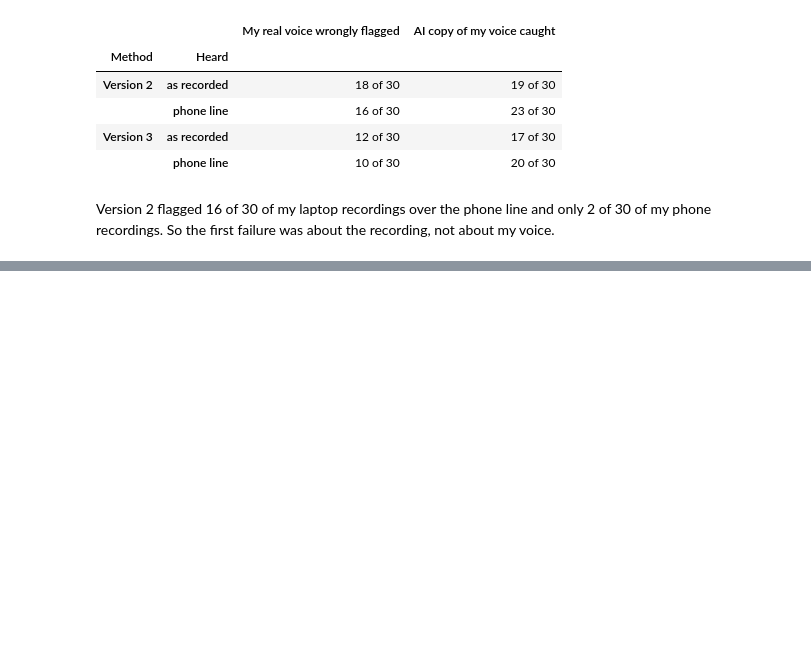
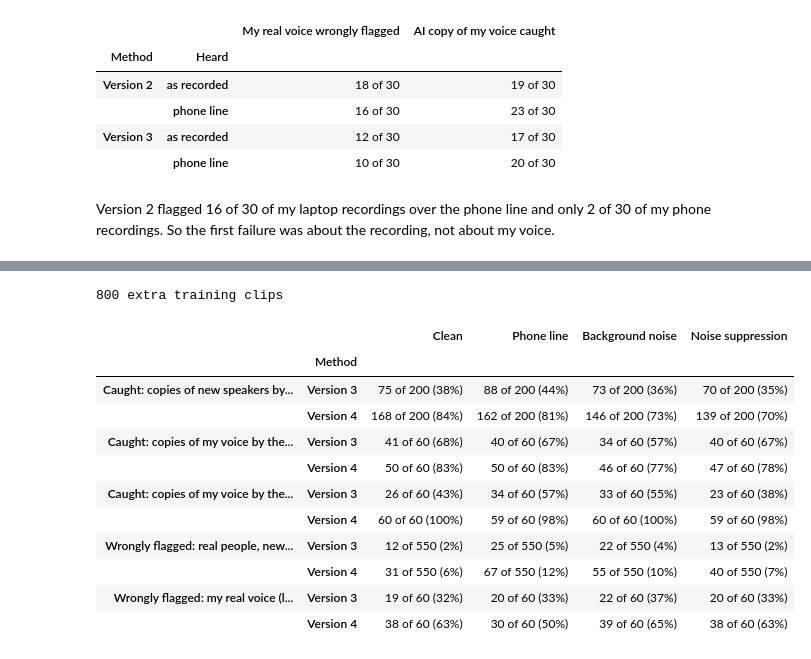
Before and after one commit to ImGosha/clonecheck, a Jupyter notebook: CloneCheck.ipynb, the cells around one changed output, grey strips where cells are left out. Drawn from its saved outputs; the diff is of its cells as text; code cells hidden in the pictures; blank space fills up the shorter version.

```diff
--- a/CloneCheck.ipynb
+++ b/CloneCheck.ipynb
@@ -370,0 +377,20 @@ Version 2 flagged 16 of 30 of my laptop recordings over the phone line and only
+# %%
+cloned = clips[clips["split"] == "train_clones"]
+version4 = detect.train(features_all, pd.concat([train_clips, cloned]), "xlsr", 10, conditions=("clean", "phone", "aug1", "aug2"))
+detect.set_threshold(version4, features_all, real_dev, ("clean", "phone", "noisy", "gated"))
+print(len(cloned), "extra training clips")
+report.clone_experiment({"Version 3": version3, "Version 4": version4}, features_all, clips[clips["split"].isin(["test", "test_clones"])])
+# %% [output]
+800 extra training clips
+|  |  | Clean | Phone line | Background noise | Noise suppression |
+|  | Method |  |  |  |  |
+| Caught: copies of new speakers by... | Version 3 | 75 of 200 (38%) | 88 of 200 (44%) | 73 of 200 (36%) | 70 of 200 (35%) |
+|  | Version 4 | 168 of 200 (84%) | 162 of 200 (81%) | 146 of 200 (73%) | 139 of 200 (70%) |
+| Caught: copies of my voice by the... | Version 3 | 41 of 60 (68%) | 40 of 60 (67%) | 34 of 60 (57%) | 40 of 60 (67%) |
+|  | Version 4 | 50 of 60 (83%) | 50 of 60 (83%) | 46 of 60 (77%) | 47 of 60 (78%) |
+| Caught: copies of my voice by the... | Version 3 | 26 of 60 (43%) | 34 of 60 (57%) | 33 of 60 (55%) | 23 of 60 (38%) |
+|  | Version 4 | 60 of 60 (100%) | 59 of 60 (98%) | 60 of 60 (100%) | 59 of 60 (98%) |
+| Wrongly flagged: real people, new... | Version 3 | 12 of 550 (2%) | 25 of 550 (5%) | 22 of 550 (4%) | 13 of 550 (2%) |
+|  | Version 4 | 31 of 550 (6%) | 67 of 550 (12%) | 55 of 550 (10%) | 40 of 550 (7%) |
+| Wrongly flagged: my real voice (l... | Version 3 | 19 of 60 (32%) | 20 of 60 (33%) | 22 of 60 (37%) | 20 of 60 (33%) |
+|  | Version 4 | 38 of 60 (63%) | 30 of 60 (50%) | 39 of 60 (65%) | 38 of 60 (63%) |
```
Also changed, not shown: parts of 7 cells of this notebook, 15 other files.
